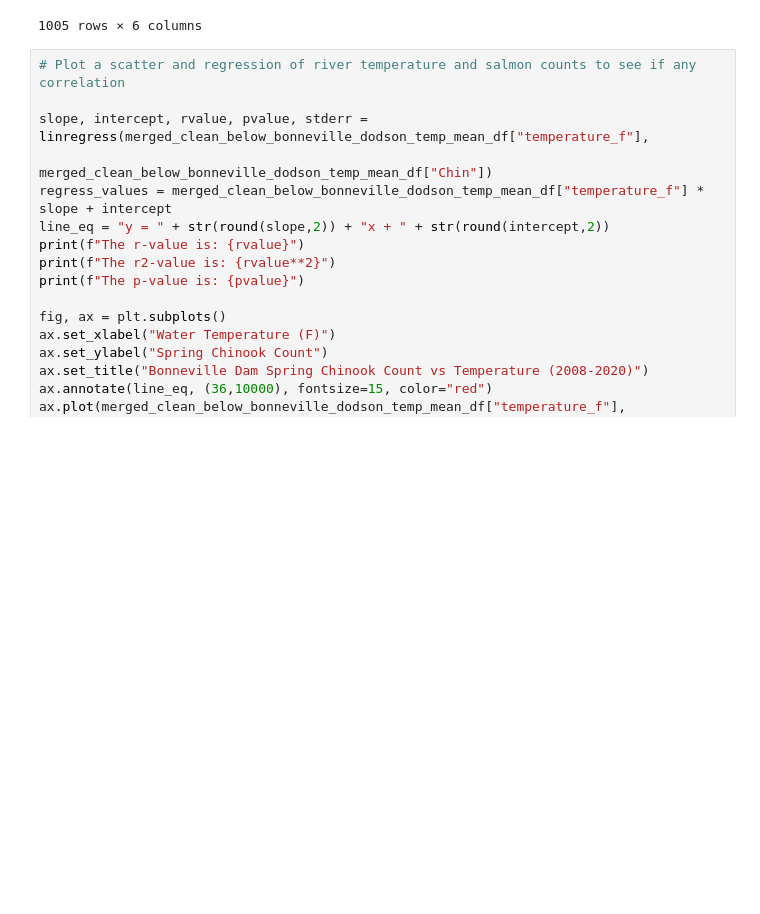
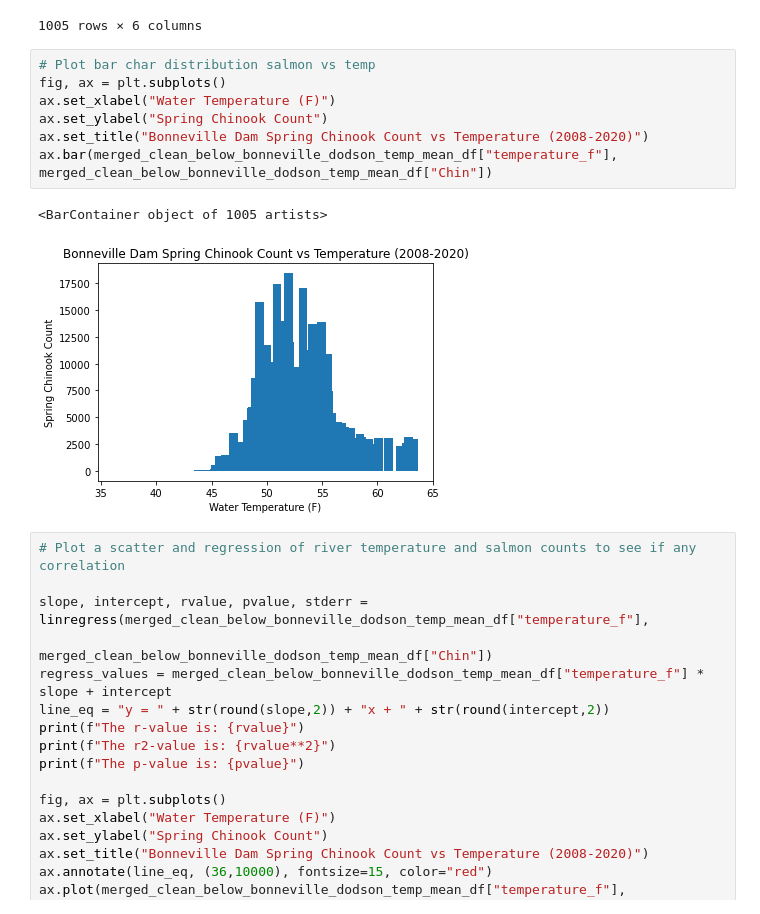
Before and after one commit to jayhjman/bootcamp-project1, a Jupyter notebook: Below-Bonneville-Visual-Daily.ipynb, the cells around one changed output. Cells and saved outputs as stored; diff of their text form; blank space fills up the shorter version.

```diff
--- a/Below-Bonneville-Visual-Daily.ipynb
+++ b/Below-Bonneville-Visual-Daily.ipynb
@@ -268,6 +278,16 @@ merged_clean_below_bonneville_dodson_temp_mean_df
 | 1107 | Bonneville | 2020-05-30 | 1309 | 453630122021400 | 14.116667 | 57.4100 |
 | 1108 | Bonneville | 2020-05-31 | 1129 | 453630122021400 | 14.266667 | 57.6800 |
 1005 rows × 6 columns
+# %%
+# Plot bar char distribution salmon vs temp
+fig, ax = plt.subplots()
+ax.set_xlabel("Water Temperature (F)")
+ax.set_ylabel("Spring Chinook Count")
+ax.set_title("Bonneville Dam Spring Chinook Count vs Temperature (2008-2020)")
+ax.bar(merged_clean_below_bonneville_dodson_temp_mean_df["temperature_f"], merged_clean_below_bonneville_dodson_temp_mean_df["Chin"])
+# %% [output]
+<BarContainer object of 1005 artists>
+[figure, added]
 # %%
 # Plot a scatter and regression of river temperature and salmon counts to see if any correlation
 
```
Also changed, not shown: parts of 1 cell of this notebook.
